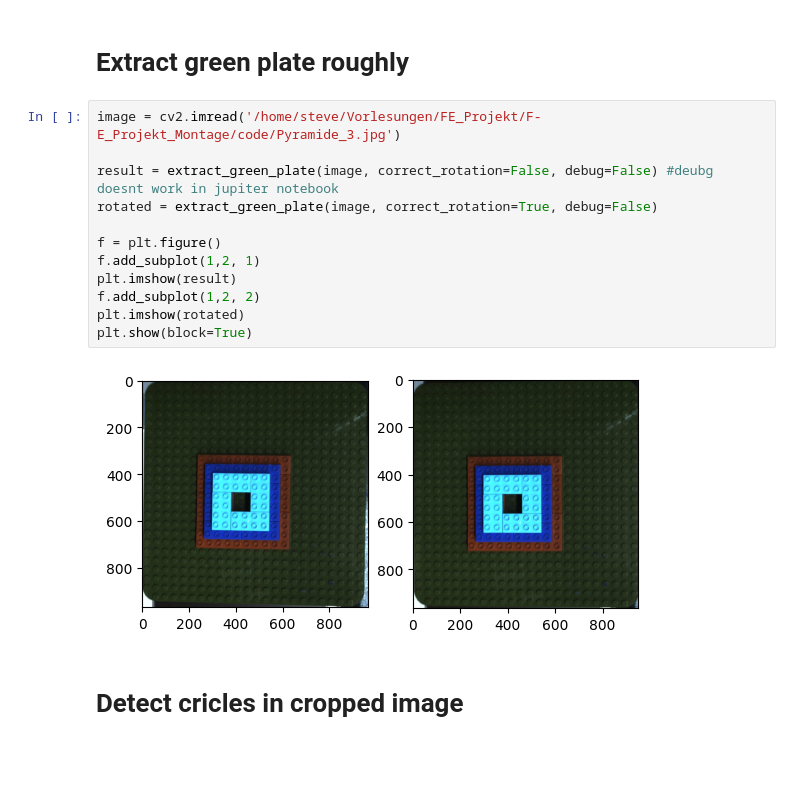
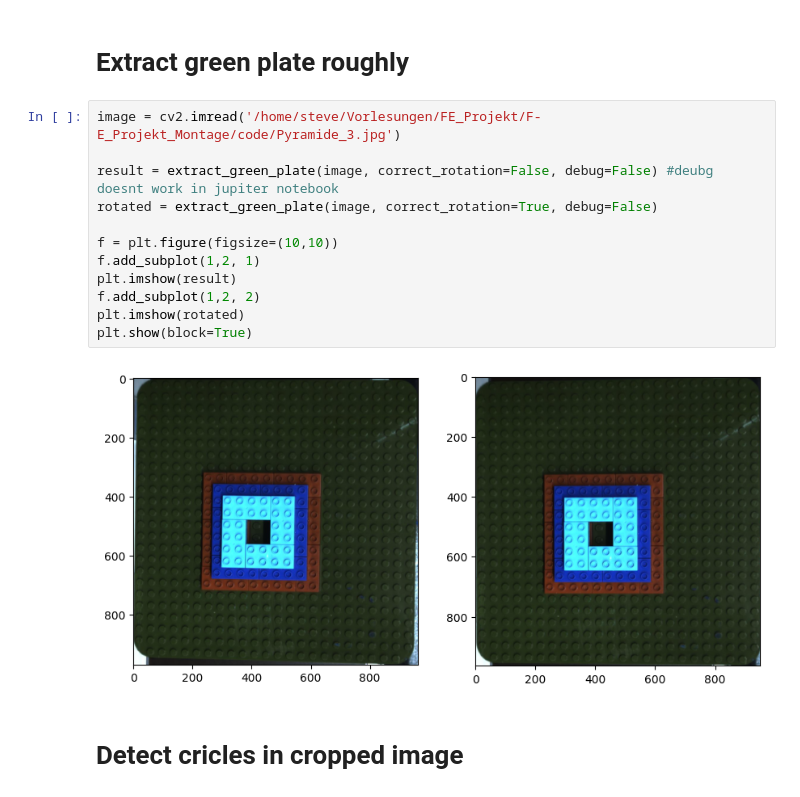
Before and after one commit to tapetenkleister/F-E_Projekt_Montage, a Jupyter notebook: code/functions/testnotebook.ipynb, the cells around one changed output. Drawn from its saved outputs; the diff is of its cells as text; blank space fills up the shorter version.

```diff
--- a/code/functions/testnotebook.ipynb
+++ b/code/functions/testnotebook.ipynb
@@ -20,17 +22,17 @@ display_lego_pattern([[0, 4, 2],
 # %%
 image = cv2.imread('/home/steve/Vorlesungen/FE_Projekt/F-E_Projekt_Montage/code/Pyramide_3.jpg')
 
 result = extract_green_plate(image, correct_rotation=False, debug=False) #deubg doesnt work in jupiter notebook
 rotated = extract_green_plate(image, correct_rotation=True, debug=False)
 
-f = plt.figure()
+f = plt.figure(figsize=(10,10))
 f.add_subplot(1,2, 1)
 plt.imshow(result)
 f.add_subplot(1,2, 2)
 plt.imshow(rotated)
 plt.show(block=True)
 # %% [output]
-[figure, old version]
+[figure, new version]
 # %% [markdown]
 # Detect cricles in cropped image
 # %%
```
Also changed, not shown: parts of 5 cells of this notebook, 17 other files.
